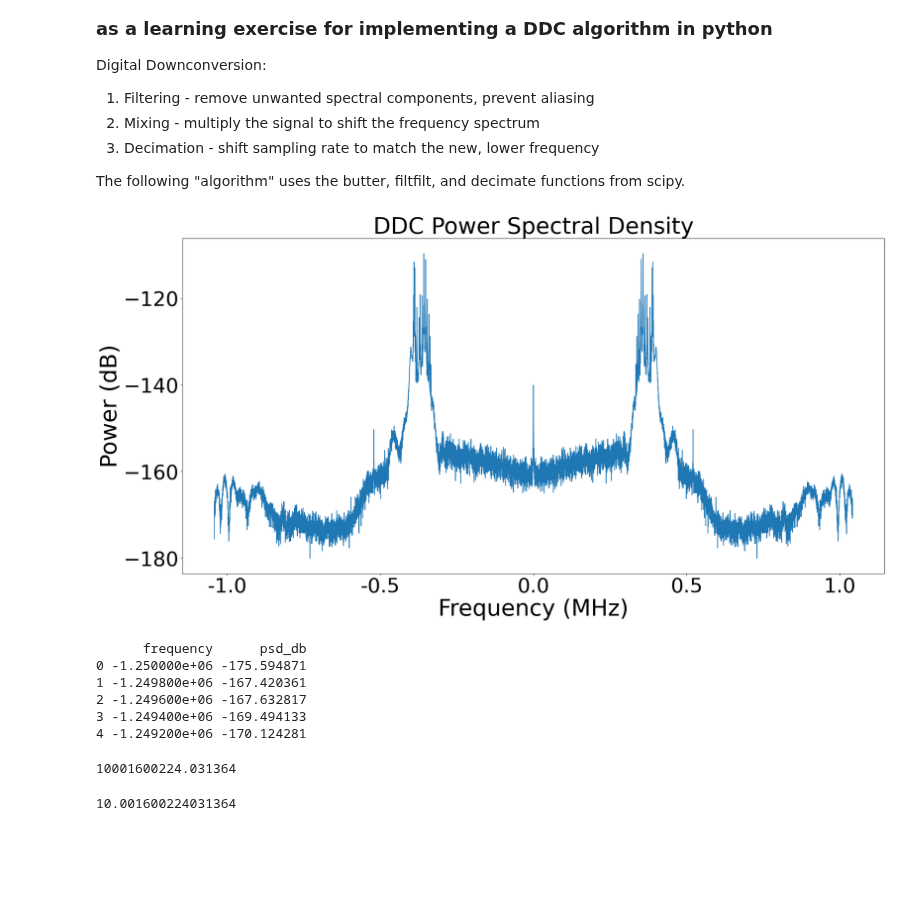
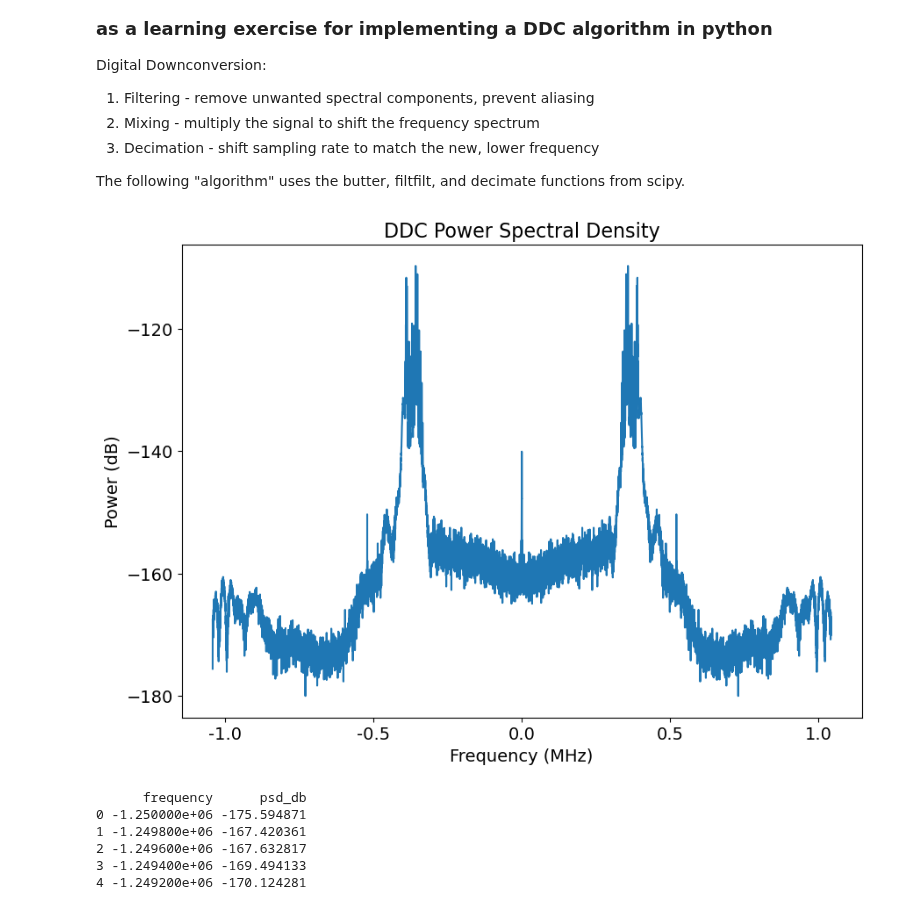
Before and after one commit to jpgtordilla/hombom24, a Jupyter notebook: scope-analysis/scope_data_processing.ipynb, the cells around one changed output. Saved outputs shown, nothing was run; the diff lists cells and outputs as text; code cells hidden in the pictures; blank space fills up the shorter version.

```diff
--- a/scope-analysis/scope_data_processing.ipynb
+++ b/scope-analysis/scope_data_processing.ipynb
@@ -5,5 +7,5 @@ import numpy as np
 # %%
-def clean_df(path):
+def clean_df(path: str) -> pd.DataFrame:
     """Clean the dataframe so that it has proper column titles."""
     path_df = pd.read_csv(path)
     # duplicate the first row
@@ -105,10 +129,7 @@ avg_powers(full_df)
  'set12_cav1': 0.0003431830736395993,
  'set12_cav2': 8.185438730694875e-05}
 # %%
-from matplotlib import ticker
-
-
-def plot_psd(df, column):
+def plot_psd(df: pd.DataFrame, column: str, fig_width: int = 10, fig_height: int = 7, x_label_font_size: int = 14, y_label_font_size: int = 14, title_font_size: int = 16) -> pd.DataFrame:
     """Calculate and plot the power spectrum of the amplitude values in the dataframe."""
     x = df[column].astype("float")
     fs = 25e9 # TODO: is this the correct sampling frequency?
@@ -121,11 +142,11 @@ def plot_psd(df, column):
     f += center_freq # now add center frequency
 
     # plot the spectra
-    fig, ax = plt.subplots(figsize = (25, 12))
+    fig, ax = plt.subplots(figsize = (fig_width, fig_height))
     set_label = ", ".join(column.split("_")[1:])
-    ax.set_title(f"Power Spectral Density: {set_label}", fontsize=45)
-    ax.set_xlabel("Frequency (GHz)", fontsize=45)
-    ax.set_ylabel("Power (dB)", fontsize=45)
+    ax.set_title(f"Power Spectral Density: {set_label}", fontsize=title_font_size)
+    ax.set_xlabel("Frequency (GHz)", fontsize=x_label_font_size)
+    ax.set_ylabel("Power (dB)", fontsize=y_label_font_size)
     ax.plot(f, psd_shifted)
 
     # TICK PARAMETERS
@@ -134,8 +155,8 @@ def plot_psd(df, column):
     x_tick_labels_new = [round(float(x) * 10, 15) for x in x_tick_labels] # raise or lower to the given power
     ax.xaxis.set_major_locator(ticker.FixedLocator(x_tick_locs))
     ax.xaxis.set_major_formatter(ticker.FixedFormatter(x_tick_labels_new))
-    ax.tick_params(axis="x", labelsize=40)
-    ax.tick_params(axis="y", labelsize=40)
+    ax.tick_params(axis="x", labelsize=x_label_font_size)
+    ax.tick_params(axis="y", labelsize=y_label_font_size)
     ax.xaxis.set_major_locator(plt.MaxNLocator(5))  # reduce the amount of ticks for both axes
     ax.yaxis.set_major_locator(plt.MaxNLocator(5))
 
@@ -170,11 +189,17 @@ from scipy.signal import butter, filtfilt, decimate
 # %%
-def digital_downconversion(df: pd.DataFrame, fc: float, fs: float, decimation_factor: int) -> pd.DataFrame:
+def digital_downconversion(df: pd.DataFrame, fc: float, fs: float, decimation_factor: int, fig_width: int = 10, fig_height: int = 7, x_label_font_size: int = 14, y_label_font_size: int = 14, title_font_size: int = 16) -> pd.DataFrame:
     """Perform digital downconversion on a given dataframe of power spectral density.
 
     :param df: Dataframe with 'frequency' and 'psd_db' columns.
     :param fc: Carrier frequency to downconvert from.
     :param fs: Sampling frequency of the original signal.
     :param decimation_factor: Factor by which to decimate the signal.
+
+    :param fig_width: Width of the figure.
+    :param fig_height: Height of the figure.
+    :param x_label_font_size: Font size of the x-axis.
+    :param y_label_font_size: Font size of the y-axis.
+    :param title_font_size: Font size of the title.
 
     :return: Dataframe with downconverted frequency and psd_db.
     """
@@ -194,40 +219,40 @@ def digital_downconversion(df: pd.DataFrame, fc: float, fs: float, decimation_fa
     b, a = butter(4, cutoff / nyquist_freq, btype='low') # low pass filter
     filtered_signal = filtfilt(b, a, mixed_signal) # apply the filter
 
     # DECIMATION
     decimated_signal = decimate(filtered_signal, decimation_factor) # applies antialiasing filter (order 8 Chebyshev type I) and downsamples
     decimated_psd_db = 10 * np.log10(np.abs(decimated_signal)) # Convert back to dB
     # Create new frequency axis for decimated signal
     decimated_fs = fs / decimation_factor
     decimated_freq = np.linspace(-decimated_fs/2, decimated_fs/2, num=len(decimated_signal))
 
     # PLOTTING
     downconverted_df = pd.DataFrame({'frequency': decimated_freq, 'psd_db': decimated_psd_db})
-    fig, ax = plt.subplots(figsize = (25, 12))
+    fig, ax = plt.subplots(figsize = (fig_width, fig_height))
     ax.plot(downconverted_df['frequency'], downconverted_df['psd_db'])
 
     # TICK PARAMS
     x_tick_locs = ax.get_xticks()
     x_tick_labels = [float((tick.get_text().replace('−', '-')).replace(",", "")) for tick in ax.get_xticklabels()]
     x_tick_labels_new = [round(float(x), 15) for x in x_tick_labels] # raise or lower to the given power
     ax.xaxis.set_major_locator(ticker.FixedLocator(x_tick_locs))
     ax.xaxis.set_major_formatter(ticker.FixedFormatter(x_tick_labels_new))
-    ax.tick_params(axis="x", labelsize=40)
-    ax.tick_params(axis="y", labelsize=40)
+    ax.tick_params(axis="x", labelsize=x_label_font_size)
+    ax.tick_params(axis="y", labelsize=y_label_font_size)
     ax.xaxis.set_major_locator(plt.MaxNLocator(5))  # reduce the amount of ticks for both axes
     ax.yaxis.set_major_locator(plt.MaxNLocator(5))
 
-    ax.set_title("DDC Power Spectral Density", fontsize=45)
-    ax.set_xlabel('Frequency (MHz)', fontsize=45)
-    ax.set_ylabel('Power (dB)', fontsize=45)
+    ax.set_title("DDC Power Spectral Density", fontsize=title_font_size)
+    ax.set_xlabel('Frequency (MHz)', fontsize=x_label_font_size)
+    ax.set_ylabel('Power (dB)', fontsize=y_label_font_size)
     plt.show()
     # Return the new dataframe
     return downconverted_df
 
 # Example usage
 print(digital_downconversion(psd_df, fc=1e6, fs=10e6, decimation_factor=4).head())
 # %% [output]
-[figure, old version]
+[figure, new version]
       frequency      psd_db
 0 -1.250000e+06 -175.594871
 1 -1.249800e+06 -167.420361
@@ -241,8 +261,0 @@ freq = 50001 / secs
-# %%
-freq
-# %% [output]
-10001600224.031364
-# %%
-freq / 1E9
-# %% [output]
-10.001600224031364
```
Also changed, not shown: parts of 8 cells of this notebook.
